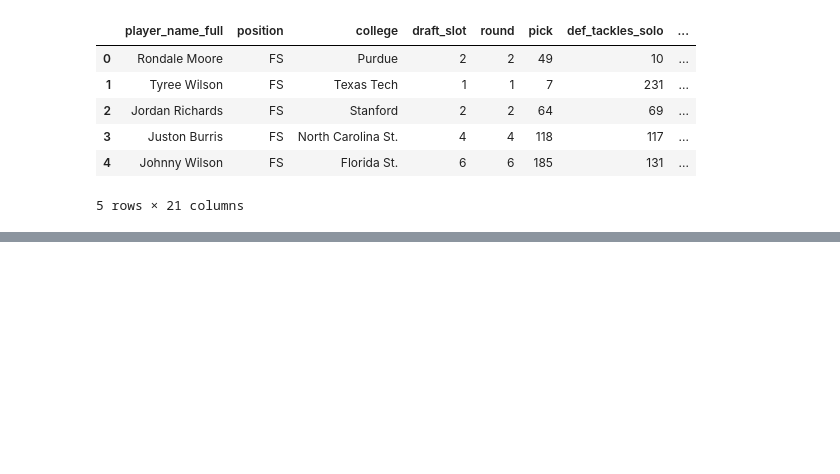
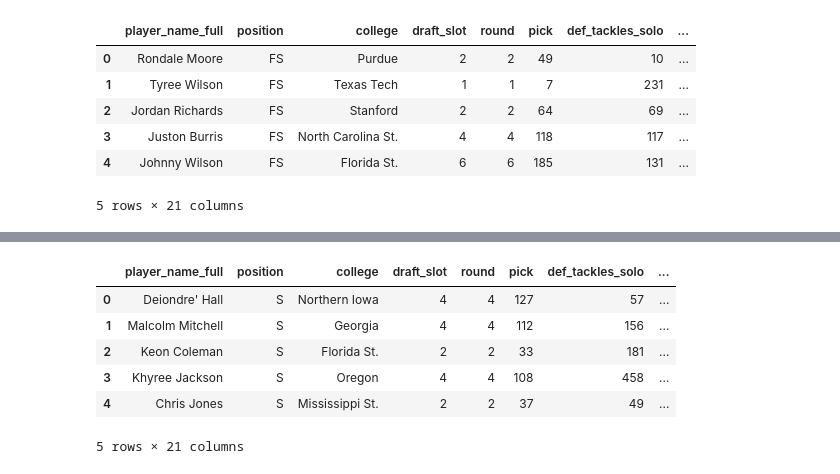
Before and after one commit to eauy27/STA141B-Group-26, a Jupyter notebook: SQL_NFLdata.ipynb, the cells around one changed output, grey strips where cells are left out. Drawn from its saved outputs; the diff is of its cells as text; code cells hidden in the pictures; blank space fills up the shorter version.

```diff
--- a/SQL_NFLdata.ipynb
+++ b/SQL_NFLdata.ipynb
@@ -354,0 +446,51 @@ df_fs.head()
+# %%
+# S
+query_S = """
+            SELECT t.player_name_full,
+                    t.position,
+                    t.college,
+                    t.draft_slot,
+                    t.round,
+                    t.pick,
+
+                    -- Tackles
+                    t.def_tackles_solo,
+                    a.def_tackles_solo_mean,
+                    (t.def_tackles_solo - a.def_tackles_solo_mean) AS def_tackles_diff,
+
+                    -- Interceptions
+                    t.def_interceptions,
+                    a.def_interceptions_mean,
+                    (t.def_interceptions - a.def_interceptions_mean) AS def_interceptions_diff,
+
+                    -- Pass Defended
+                    t.def_pass_defended,
+                    a.def_pass_defended_mean,
+                    (t.def_pass_defended - a.def_pass_defended_mean) AS def_pass_defended_diff,
+
+                    -- Tackles for Loss
+                    t.def_tackles_for_loss,
+                    a.def_tackles_for_loss_mean,
+                    (t.def_tackles_for_loss - a.def_tackles_for_loss_mean) AS def_tackles_for_loss_diff,
+
+                    -- QB Hits
+                    t.def_qb_hits,
+                    a.def_qb_hits_mean,
+                    (t.def_qb_hits - a.def_qb_hits_mean) AS def_qb_hits_diff
+
+            FROM TOT_S t
+            JOIN AVG_S a
+            ON t.draft_slot = a.draft_slot
+
+            """
+
+df_S = pd.read_sql(query_S,db)
+df_S.head()
+# %% [output]
+|  | player_name_full | position | college | draft_slot | round | pick | def_tackles_solo | ... |
+| 0 | Deiondre' Hall | S | Northern Iowa | 4 | 4 | 127 | 57 | ... |
+| 1 | Malcolm Mitchell | S | Georgia | 4 | 4 | 112 | 156 | ... |
+| 2 | Keon Coleman | S | Florida St. | 2 | 2 | 33 | 181 | ... |
+| 3 | Khyree Jackson | S | Oregon | 4 | 4 | 108 | 458 | ... |
+| 4 | Chris Jones | S | Mississippi St. | 2 | 2 | 37 | 49 | ... |
+5 rows × 21 columns
```
Also changed, not shown: parts of 10 cells of this notebook, 1 other file.
